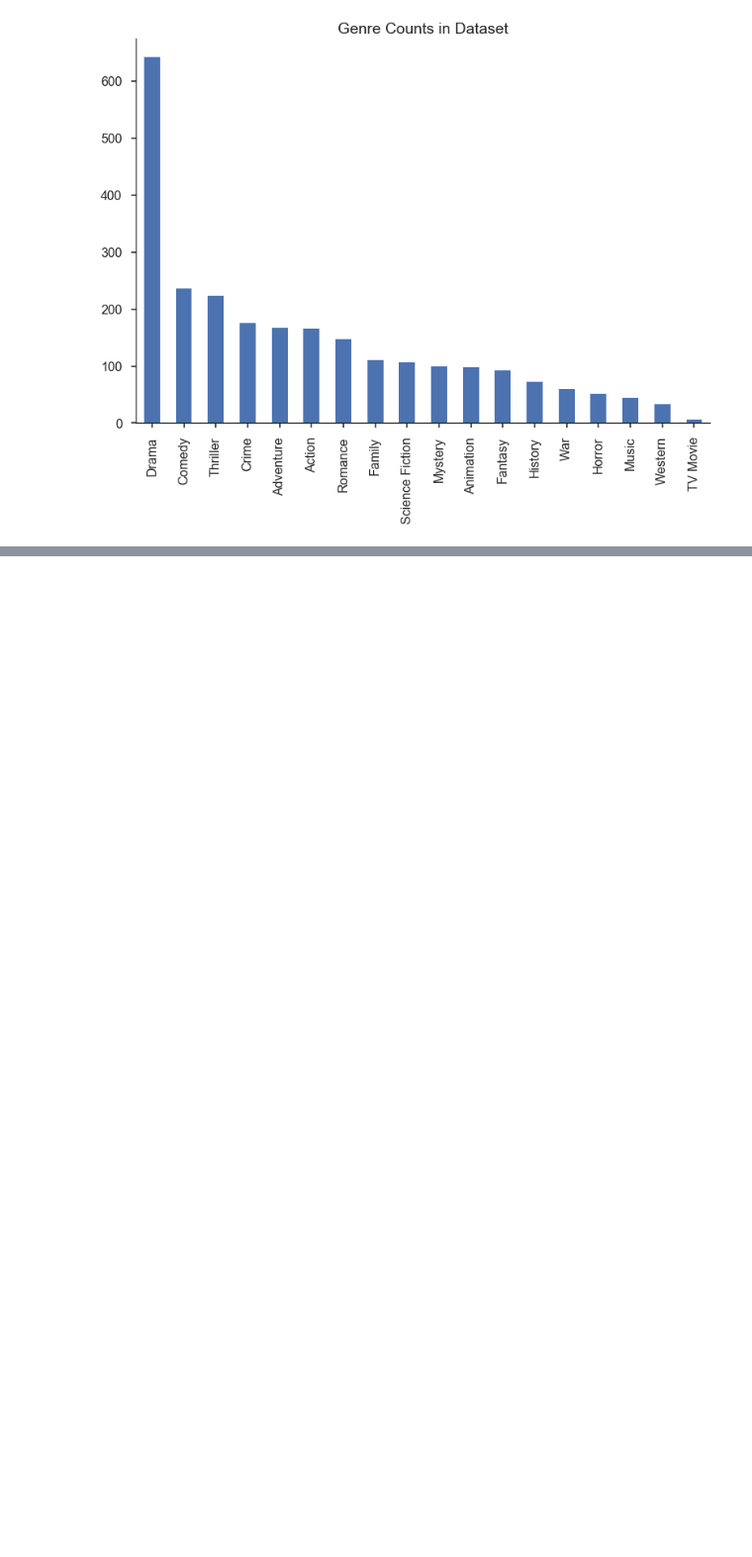
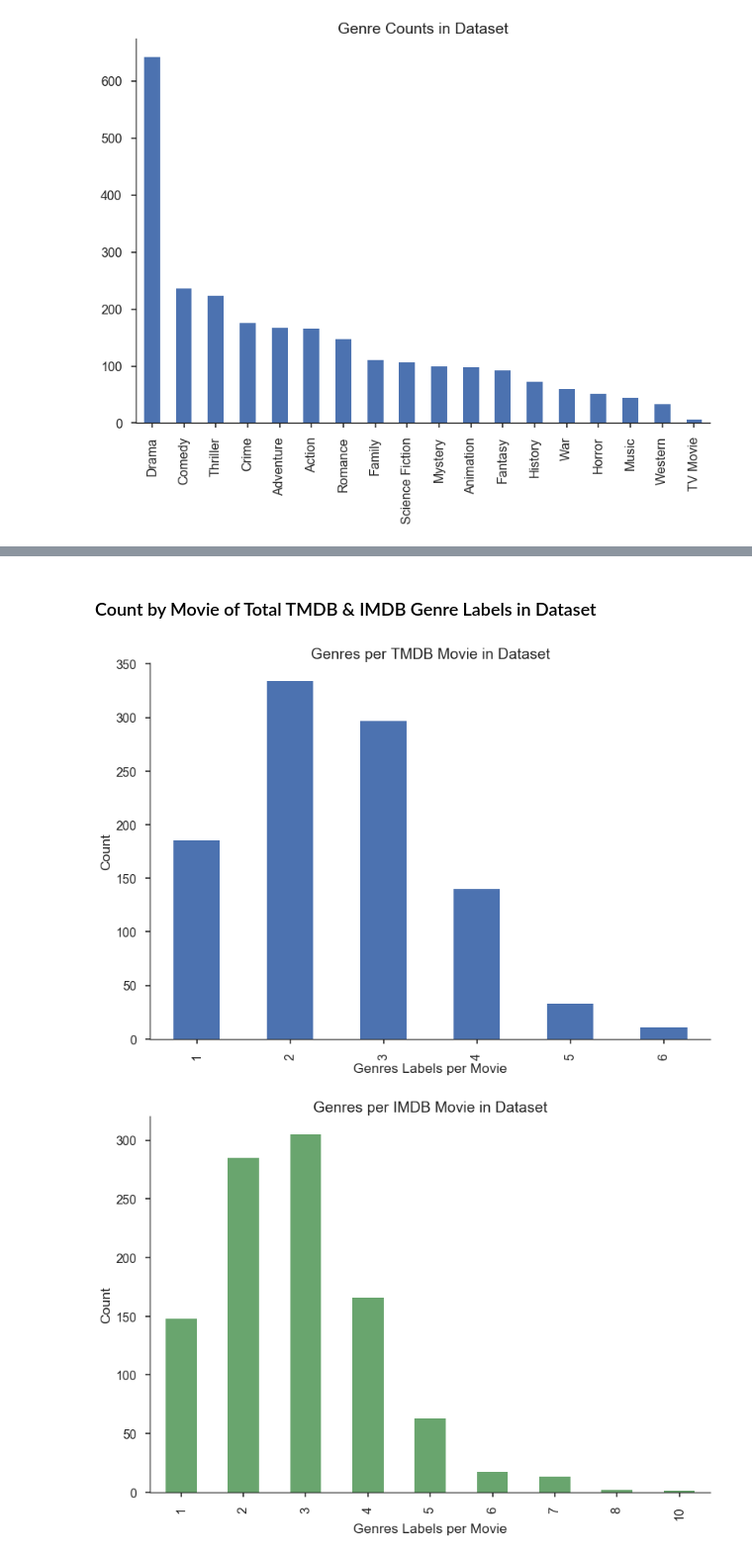
Before and after one commit to Nick-Morgan/Python-Movie-Genre-Predictor, a Jupyter notebook: EDA-Andrew.ipynb, the cells around one changed output, grey strips where cells are left out. Shown: that part at 99% size. Cells and saved outputs as stored; diff of their text form; code cells hidden in the pictures; blank space fills up the shorter version.

```diff
--- a/EDA-Andrew.ipynb
+++ b/EDA-Andrew.ipynb
@@ -119,0 +148,29 @@ sns.despine()
+# %% [markdown]
+### Count by Movie of Total TMDB & IMDB Genre Labels in Dataset
+# %%
+#count number of genres per movie
+tmdb_num_genres_per_movie = [len(genres) for genres in movies.tmdb_genres]
+imdb_num_genres_per_movie = [len(genres) for genres in movies.imdb_genres]
+
+#collect counts and plot for both imdb and tmdb
+tmdb_num_genre_counts = Counter(tmdb_genres_per_movie)
+tmdb_genre_counts_df = pd.DataFrame.from_dict(tmdb_num_genre_counts, orient='index')
+tmdb_genre_counts_df = tmdb_genre_counts_df.sort_index()
+tmdb_genre_counts_df.plot(kind='bar', legend=False)
+plt.title('Genres per TMDB Movie in Dataset')
+plt.xlabel('Genres Labels per Movie')
+plt.ylabel('Count')
+sns.despine()
+
+
+imdb_num_genre_counts = Counter(imdb_genres_per_movie)
+imdb_genre_counts_df = pd.DataFrame.from_dict(imdb_num_genre_counts, orient='index')
+imdb_genre_counts_df = imdb_genre_counts_df.sort_index()
+imdb_genre_counts_df.plot(kind='bar', legend=False, color='#69a56e')
+plt.title('Genres per IMDB Movie in Dataset')
+plt.xlabel('Genres Labels per Movie')
+plt.ylabel('Count')
+sns.despine()
+# %% [output]
+[figure, added]
+[figure, added]
```
Also changed, not shown: parts of 19 cells of this notebook.
